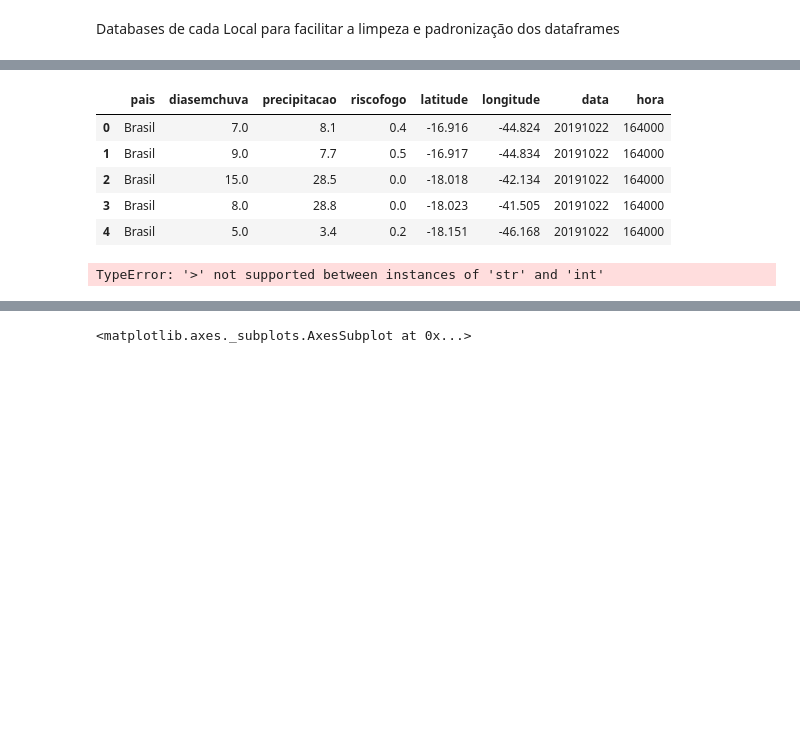
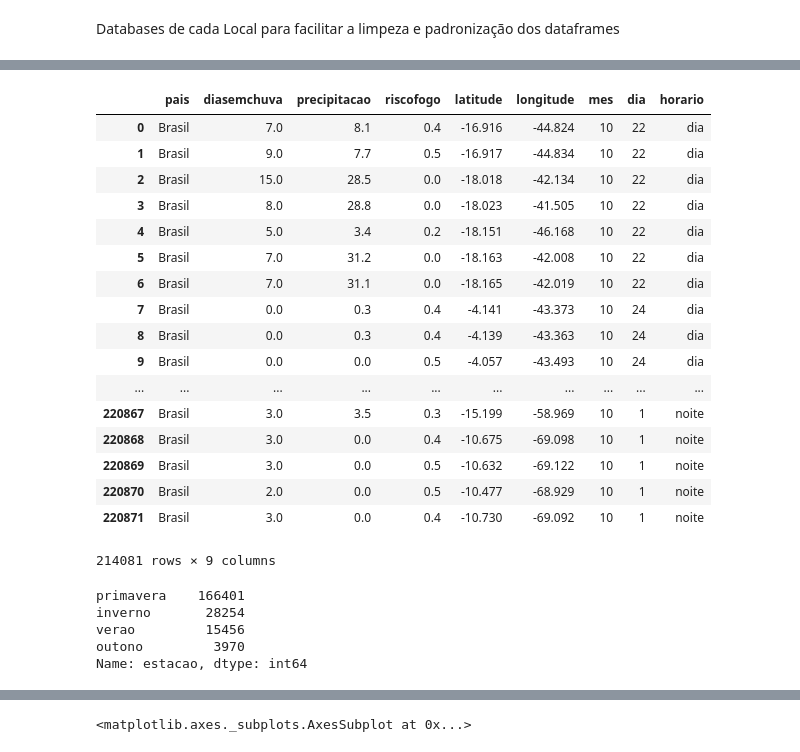
Before and after one commit to HeMatita/MonoNasa, a Jupyter notebook: databases.ipynb, the cells around one changed output, grey strips where cells are left out. Drawn from its saved outputs; the diff is of its cells as text; code cells hidden in the pictures; blank space fills up the shorter version.

```diff
--- a/databases.ipynb
+++ b/databases.ipynb
@@ -32,27 +32,47 @@ df.head()
 # %%
 #Retirando variáveis desnecessárias e separando a data e a hora
 df[['data','hora']] = df.datahora.str.split(" ",expand=True,)
+
 df_novo=df.drop(["datahora","satelite","bioma","municipio","estado","frp"], axis=1)
+
+df_novo.data = df_novo.data.str.replace("/", " ")
+df_novo[['ano','mes',"dia"]] = df_novo.data.str.split(" ",expand=True,)
+
+df_novo['hora'] = df_novo['hora'].str.replace(r'\D', '')
+df_novo['hora'] = df_novo['hora'].astype(int)
+df_novo['mes'] = df_novo['mes'].astype(int)
+df_novo['dia'] = df_novo['dia'].astype(int)
+
+df_novo.loc[(60000< df_novo.hora) | (df_novo.hora<180000), "horario"]="dia"
+df_novo.loc[(df_novo.hora>180000) | (df_novo.hora<60000), "horario"]="noite"
+
+
+df_novo=df_novo.drop(["data","ano","hora"], axis=1)
+
+
 
 df.novo=df_novo.dropna(how='any', inplace=True)
 indexNames = df_novo[ (df_novo['diasemchuva'] < 0) | (df_novo['riscofogo'] < 0) ].index
 df_novo.drop(indexNames , inplace=True)
 #df_novo=df_novo.replace(-999, 0)
-# %%
-df_novo['hora'] = df_novo['hora'].str.replace(r'\D', '')
-df_novo['data'] = df_novo['data'].str.replace(r'\D', '')
-#df_novo.data = [x.strip('2020') for x in df_novo.data]
-#df_novo.data = [x.strip('2019') for x in df_novo.data]
-df_novo['hora'].astype(str).astype(int)
-df_novo.head()
-# %% [output]
-|  | pais | diasemchuva | precipitacao | riscofogo | latitude | longitude | data | hora |
-| 0 | Brasil | 7.0 | 8.1 | 0.4 | -16.916 | -44.824 | 20191022 | 164000 |
-| 1 | Brasil | 9.0 | 7.7 | 0.5 | -16.917 | -44.834 | 20191022 | 164000 |
-| 2 | Brasil | 15.0 | 28.5 | 0.0 | -18.018 | -42.134 | 20191022 | 164000 |
-| 3 | Brasil | 8.0 | 28.8 | 0.0 | -18.023 | -41.505 | 20191022 | 164000 |
-| 4 | Brasil | 5.0 | 3.4 | 0.2 | -18.151 | -46.168 | 20191022 | 164000 |
-# %%
-df_novo=df_novo.replace(df_novo.hora>60000, "Dia")
-# %% [output]
-TypeError: '>' not supported between instances of 'str' and 'int'
+# %%
+df_novo
+# %% [output]
+|  | pais | diasemchuva | precipitacao | riscofogo | latitude | longitude | mes | dia | horario |
+| 0 | Brasil | 7.0 | 8.1 | 0.4 | -16.916 | -44.824 | 10 | 22 | dia |
+| 1 | Brasil | 9.0 | 7.7 | 0.5 | -16.917 | -44.834 | 10 | 22 | dia |
+| 2 | Brasil | 15.0 | 28.5 | 0.0 | -18.018 | -42.134 | 10 | 22 | dia |
+| 3 | Brasil | 8.0 | 28.8 | 0.0 | -18.023 | -41.505 | 10 | 22 | dia |
+| 4 | Brasil | 5.0 | 3.4 | 0.2 | -18.151 | -46.168 | 10 | 22 | dia |
+| 5 | Brasil | 7.0 | 31.2 | 0.0 | -18.163 | -42.008 | 10 | 22 | dia |
+| 6 | Brasil | 7.0 | 31.1 | 0.0 | -18.165 | -42.019 | 10 | 22 | dia |
+| 7 | Brasil | 0.0 | 0.3 | 0.4 | -4.141 | -43.373 | 10 | 24 | dia |
+| 8 | Brasil | 0.0 | 0.3 | 0.4 | -4.139 | -43.363 | 10 | 24 | dia |
+| 9 | Brasil | 0.0 | 0.0 | 0.5 | -4.057 | -43.493 | 10 | 24 | dia |
+| ... | ... | ... | ... | ... | ... | ... | ... | ... | ... |
+| 220867 | Brasil | 3.0 | 3.5 | 0.3 | -15.199 | -58.969 | 10 | 1 | noite |
+| 220868 | Brasil | 3.0 | 0.0 | 0.4 | -10.675 | -69.098 | 10 | 1 | noite |
+| 220869 | Brasil | 3.0 | 0.0 | 0.5 | -10.632 | -69.122 | 10 | 1 | noite |
+| 220870 | Brasil | 2.0 | 0.0 | 0.5 | -10.477 | -68.929 | 10 | 1 | noite |
+| 220871 | Brasil | 3.0 | 0.0 | 0.4 | -10.730 | -69.092 | 10 | 1 | noite |
+214081 rows × 9 columns
@@ -58,0 +89,8 @@ TypeError: '>' not supported between instances of 'str' and 'int'
+# %%
+df_novo.estacao.value_counts()
+# %% [output]
+primavera    166401
+inverno       28254
+verao         15456
+outono         3970
+Name: estacao, dtype: int64
```
Also changed, not shown: parts of 3 cells of this notebook.
